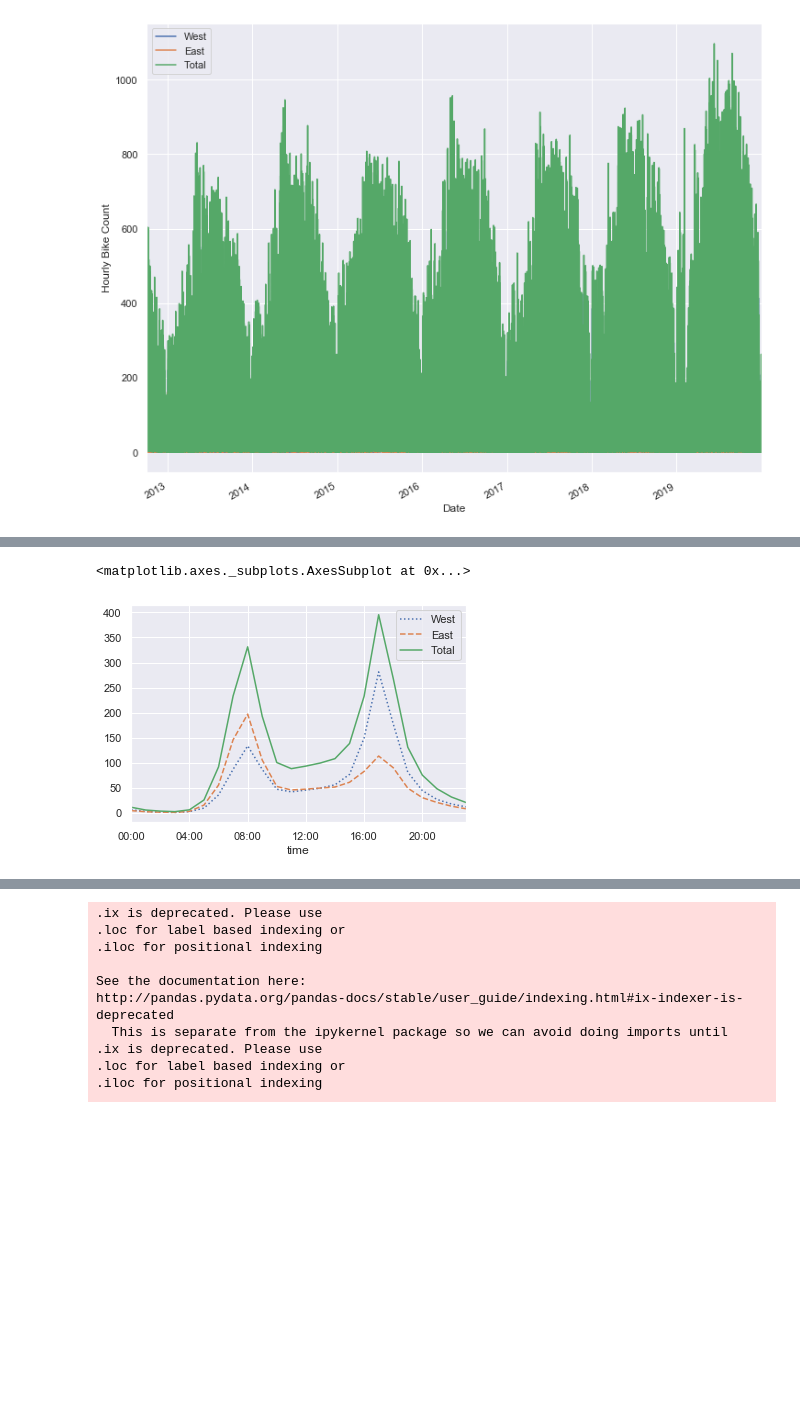
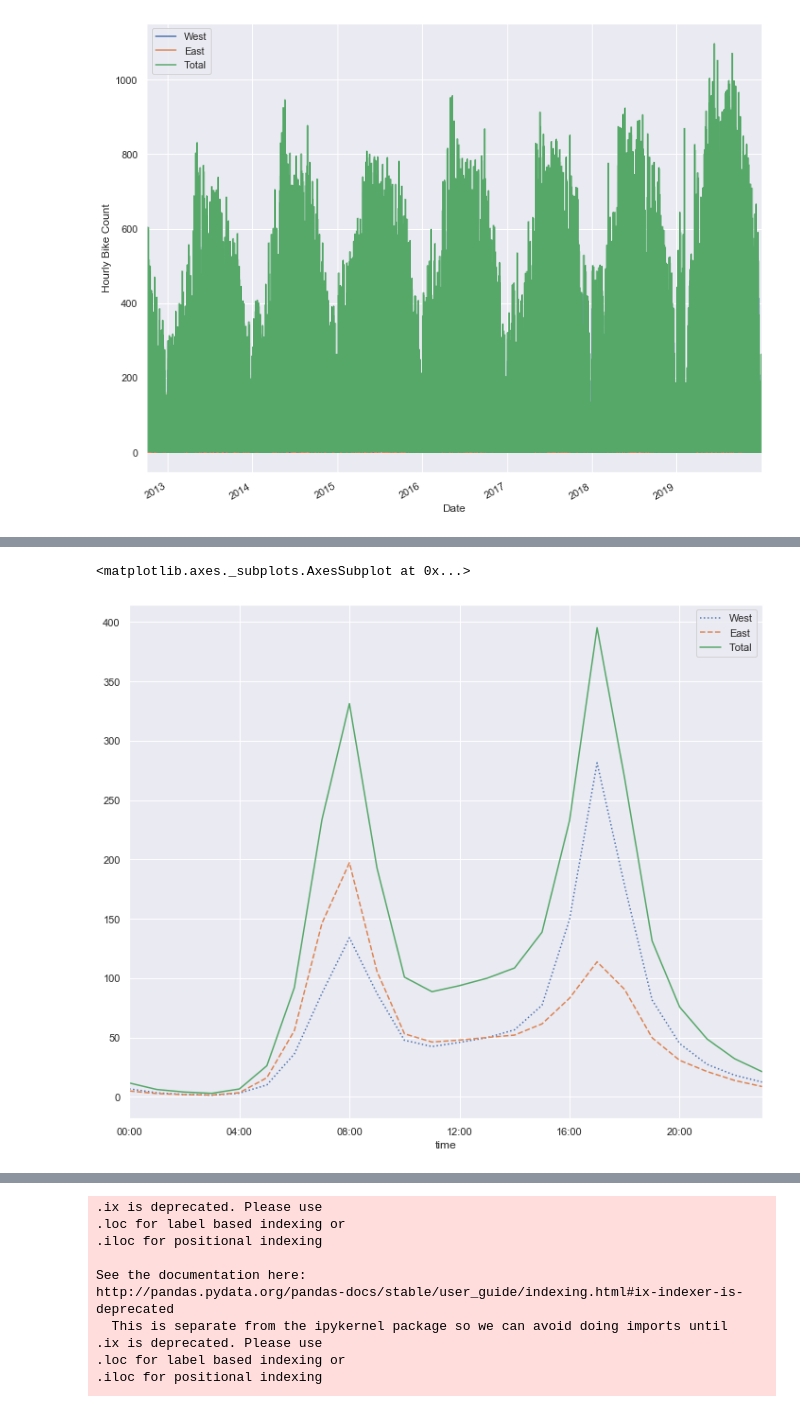
Before and after one commit to caruso1058/Fremont-Bridge-Bicycle-Traffic-Analysis, a Jupyter notebook: Fremont Bridge_Bicycle Travel Data.ipynb, the cells around one changed output, grey strips where cells are left out. Drawn from its saved outputs; the diff is of its cells as text; code cells hidden in the pictures; blank space fills up the shorter version.

```diff
--- a/Fremont Bridge_Bicycle Travel Data.ipynb
+++ b/Fremont Bridge_Bicycle Travel Data.ipynb
@@ -137,7 +127,7 @@ data.head()
 # %%
 #Plot the entire dataset using the seaborn
 
-seaborn.set()
+sns.set()
 data.plot(figsize=(12,10))
 plt.ylabel('Hourly Bike Count')
 # %% [output]
@@ -161,10 +151,10 @@ Text(0, 0.5, 'Mean Hourly Count')
 # %%
 by_time = data.groupby(data.index.time).mean()
 hourly_ticks = 4 * 60 *60 * np.arange(6)
-by_time.plot(xticks=hourly_ticks, style=[':','--','-'])
+by_time.plot(xticks=hourly_ticks, style=[':','--','-'], figsize=(12,10))
 # %% [output]
 <matplotlib.axes._subplots.AxesSubplot at 0x...>
-[figure, old version]
+[figure, new version]
 # %%
 by_weekday = data.groupby(data.index.dayofweek).mean()
 by_weekday.index = ['Mon', 'Tues', 'Wed', 'Thurs', 'Fri', 'Sat', 'Sun']
```
Also changed, not shown: parts of 5 cells of this notebook.
